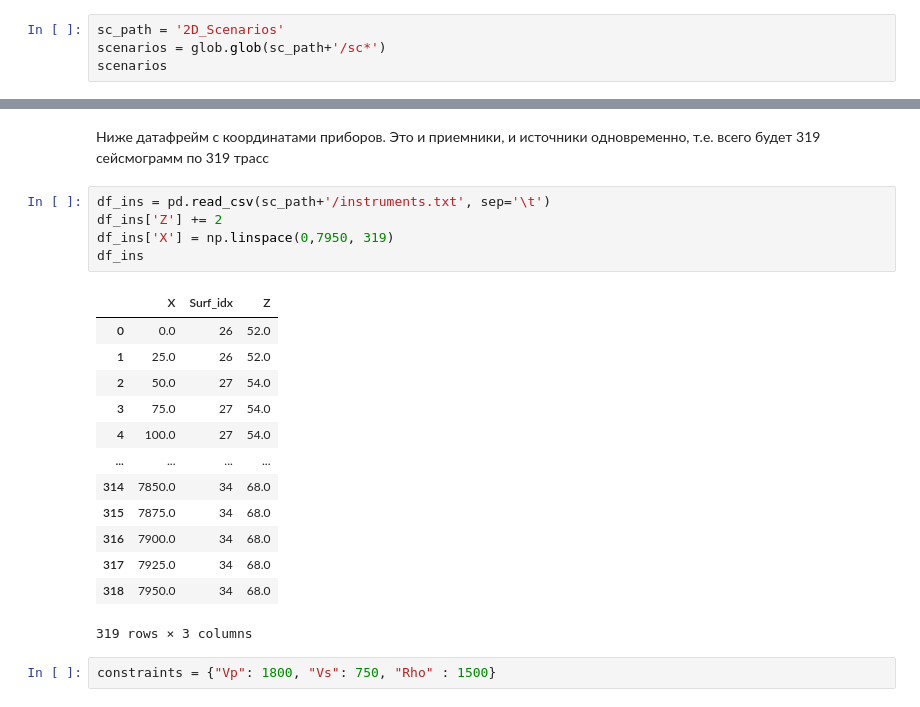
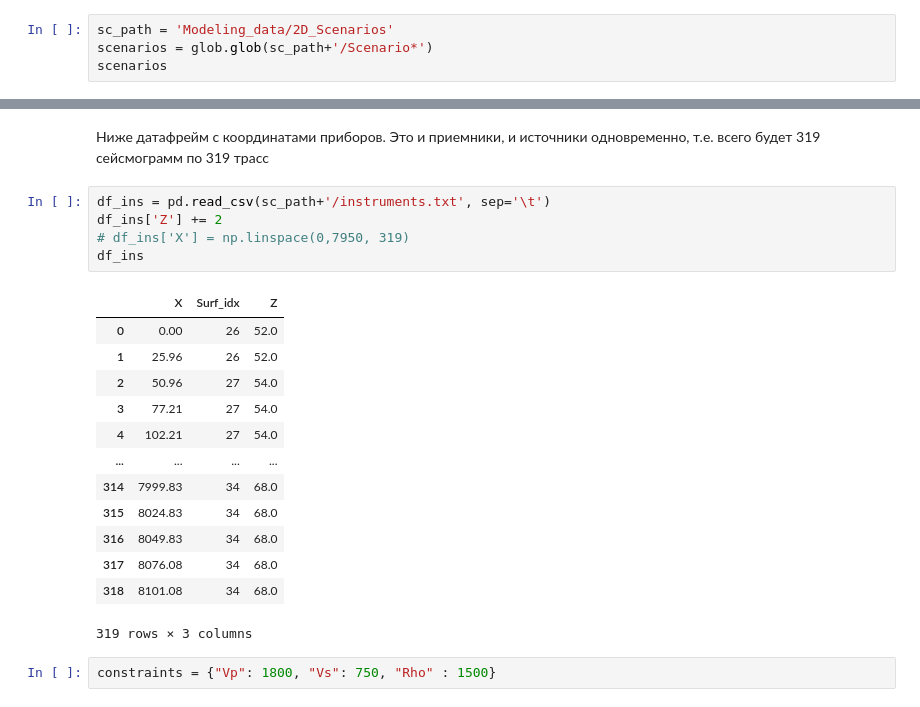
Before and after one commit to spaceswimmer/Seismic_modeling, a Jupyter notebook: 2d_vankor.ipynb, the cells around one changed output, grey strips where cells are left out. Drawn from its saved outputs; the diff is of its cells as text.

```diff
--- a/2d_vankor.ipynb
+++ b/2d_vankor.ipynb
@@ -21,7 +21,7 @@ configuration['platform'] = 'nvidiaX'
 configuration['compiler'] = 'pgcc'
 configuration['language'] = 'openacc'
 # %%
-sc_path = '2D_Scenarios'
-scenarios = glob.glob(sc_path+'/sc*')
+sc_path = 'Modeling_data/2D_Scenarios'
+scenarios = glob.glob(sc_path+'/Scenario*')
 scenarios
 # %% [output]
@@ -33,21 +33,21 @@ scenarios
 # %%
 df_ins = pd.read_csv(sc_path+'/instruments.txt', sep='\t')
 df_ins['Z'] += 2
-df_ins['X'] = np.linspace(0,7950, 319)
+# df_ins['X'] = np.linspace(0,7950, 319)
 df_ins
 # %% [output]
 |  | X | Surf_idx | Z |
-| 0 | 0.0 | 26 | 52.0 |
-| 1 | 25.0 | 26 | 52.0 |
-| 2 | 50.0 | 27 | 54.0 |
-| 3 | 75.0 | 27 | 54.0 |
-| 4 | 100.0 | 27 | 54.0 |
+| 0 | 0.00 | 26 | 52.0 |
+| 1 | 25.96 | 26 | 52.0 |
+| 2 | 50.96 | 27 | 54.0 |
+| 3 | 77.21 | 27 | 54.0 |
+| 4 | 102.21 | 27 | 54.0 |
 | ... | ... | ... | ... |
-| 314 | 7850.0 | 34 | 68.0 |
-| 315 | 7875.0 | 34 | 68.0 |
-| 316 | 7900.0 | 34 | 68.0 |
-| 317 | 7925.0 | 34 | 68.0 |
-| 318 | 7950.0 | 34 | 68.0 |
+| 314 | 7999.83 | 34 | 68.0 |
+| 315 | 8024.83 | 34 | 68.0 |
+| 316 | 8049.83 | 34 | 68.0 |
+| 317 | 8076.08 | 34 | 68.0 |
+| 318 | 8101.08 | 34 | 68.0 |
 319 rows × 3 columns
 # %%
 constraints = {"Vp": 1800, "Vs": 750, "Rho" : 1500}
```
Also changed, not shown: parts of 5 cells of this notebook, 22 other files.
